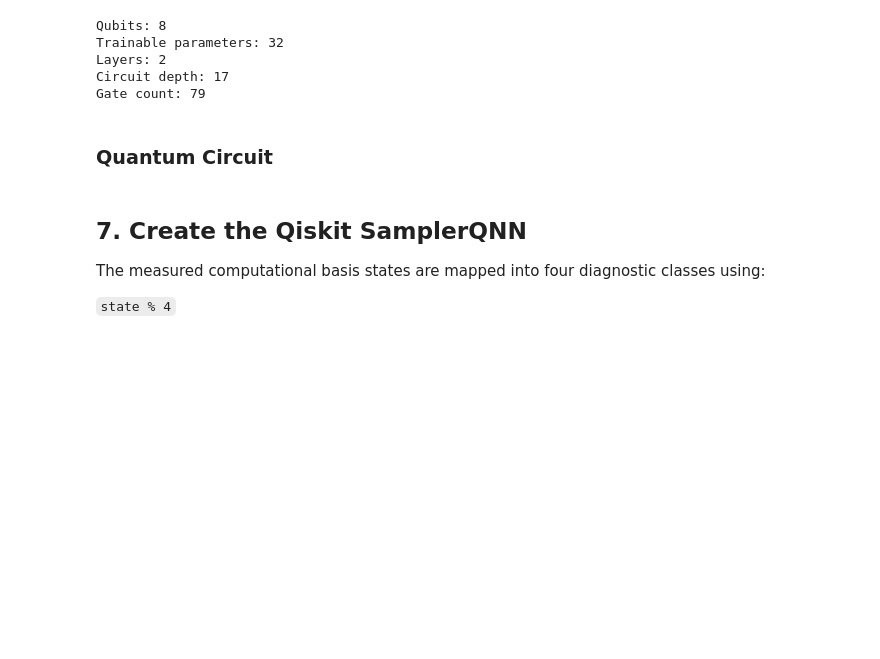
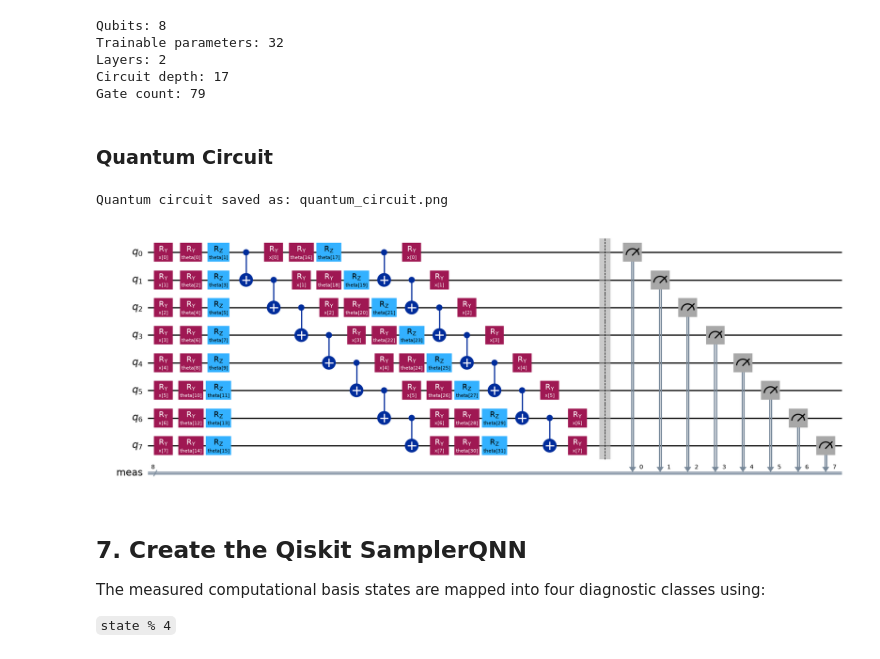
Before and after one commit to JoyBoy1838P/hybrid-quantum-chest-xray, a Jupyter notebook: notebooks/demo.ipynb, the cells around one changed output. Cells and saved outputs as stored; diff of their text form; code cells hidden in the pictures; blank space fills up the shorter version.

Commit message:
Fix Quantum Circuit

```diff
--- a/notebooks/demo.ipynb
+++ b/notebooks/demo.ipynb
@@ -234,9 +234,28 @@ Gate count: 79
 # %% [markdown]
 ### Quantum Circuit
 # %%
+import matplotlib.pyplot as plt
 
-qc.draw("mpl", fold=-1)
-plt.show()
+# Draw the quantum circuit
+fig = qc.draw(
+    output="mpl",
+    fold=-1
+)
+
+# Save it
+fig.savefig(
+    "quantum_circuit.png",
+    dpi=200,
+    bbox_inches="tight"
+)
+
+print("Quantum circuit saved as: quantum_circuit.png")
+
+# Display it INSIDE the notebook
+display(fig)
+# %% [output]
+Quantum circuit saved as: quantum_circuit.png
+[figure, added]
 # %% [markdown]
 
 ## 7. Create the Qiskit SamplerQNN
```
Also changed, not shown: parts of 1 cell of this notebook.
